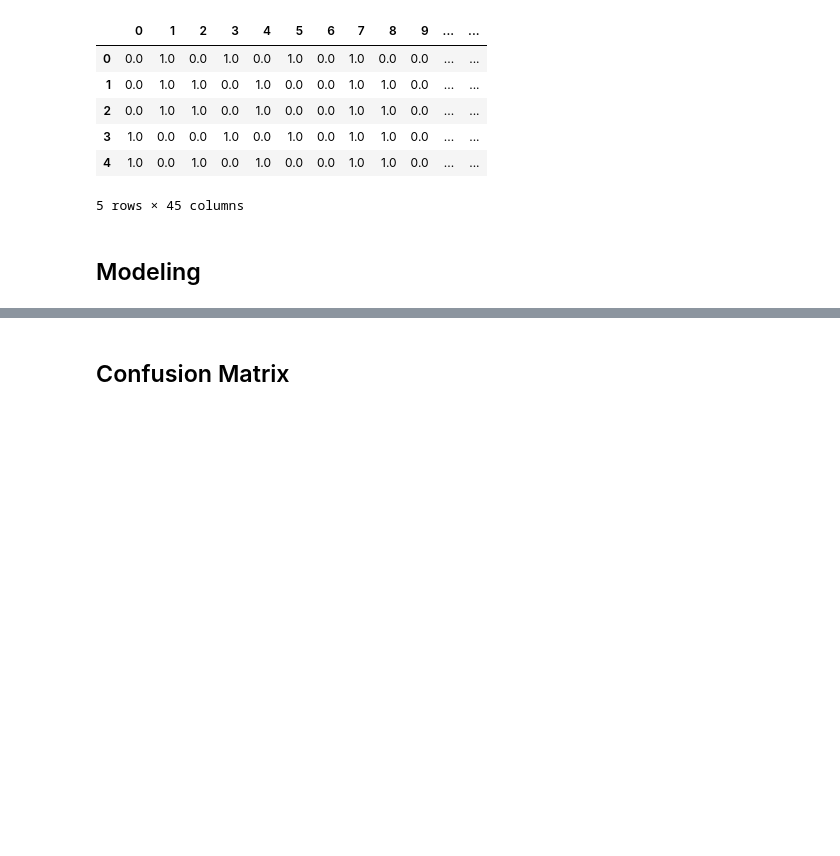
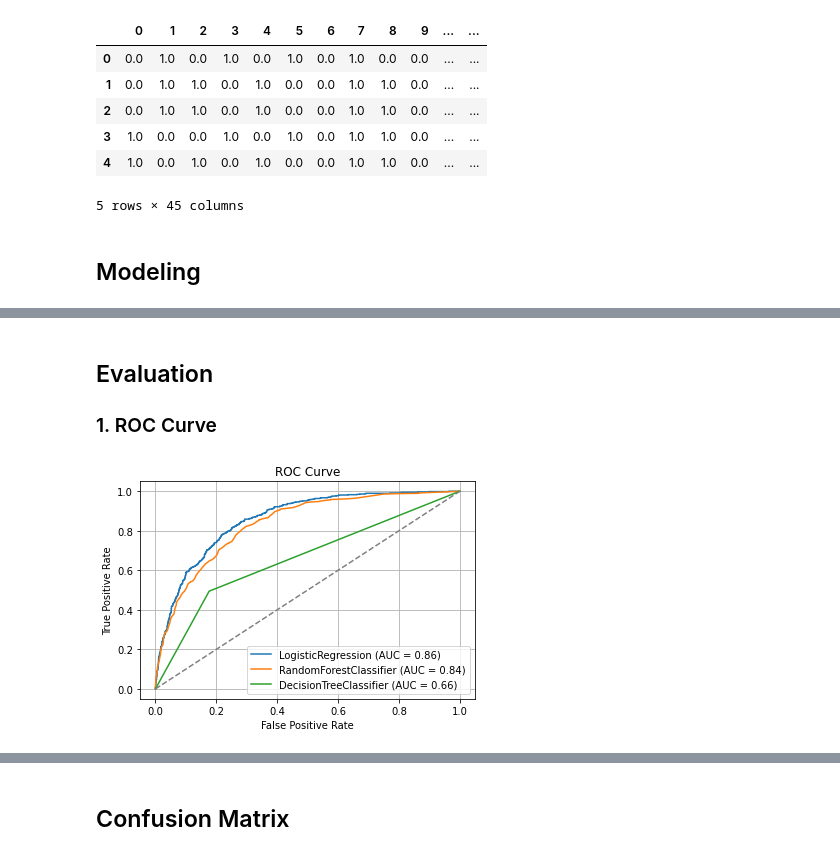
Before and after one commit to LoiseWK/Customer_Churn_Prediction, a Jupyter notebook: Customer_Churn.ipynb, the cells around one changed output, grey strips where cells are left out. Cells and saved outputs as stored; diff of their text form; code cells hidden in the pictures; blank space fills up the shorter version.

```diff
--- a/Customer_Churn.ipynb
+++ b/Customer_Churn.ipynb
@@ -430,7 +432,0 @@ Logistic Regression from the ensemble models seems to give the best results in t
-# %%
-final_model=LogisticRegression(max_iter=1000)
-final_model.fit(X_train_final, y_train)
-train_pred = final_model.predict(X_train_final)
-test_pred = final_model.predict(X_test_final)
-
-final_model.score(X_test_final, y_test)
@@ -442,0 +452,26 @@ The Logistic Regression model achieved the highest accuracy of 80.36%, followed
+# %% [markdown]
+## Evaluation
+### 1. ROC Curve
+# %%
+for model in models:  # Iterating over the list of models
+    model_name = model.__class__.__name__
+    model.fit(X_train_final, y_train)
+    y_pred_proba = model.predict_proba(X_test_final)[:, 1]
+
+    # Calculating ROC curve
+    fpr, tpr, thresholds = roc_curve(y_test, y_pred_proba)
+    roc_auc = roc_auc_score(y_test, y_pred_proba)
+
+    # Plotting the ROC curve
+    plt.plot(fpr, tpr, label=f'{model_name} (AUC = {roc_auc:.2f})')
+
+# Plot formatting
+plt.plot([0, 1], [0, 1], color='gray', linestyle='--')
+plt.xlabel('False Positive Rate')
+plt.ylabel('True Positive Rate')
+plt.title('ROC Curve')
+plt.legend(loc='lower right')
+plt.grid()
+plt.show()
+# %% [output]
+[figure, added]
```
Also changed, not shown: parts of 13 cells of this notebook.
